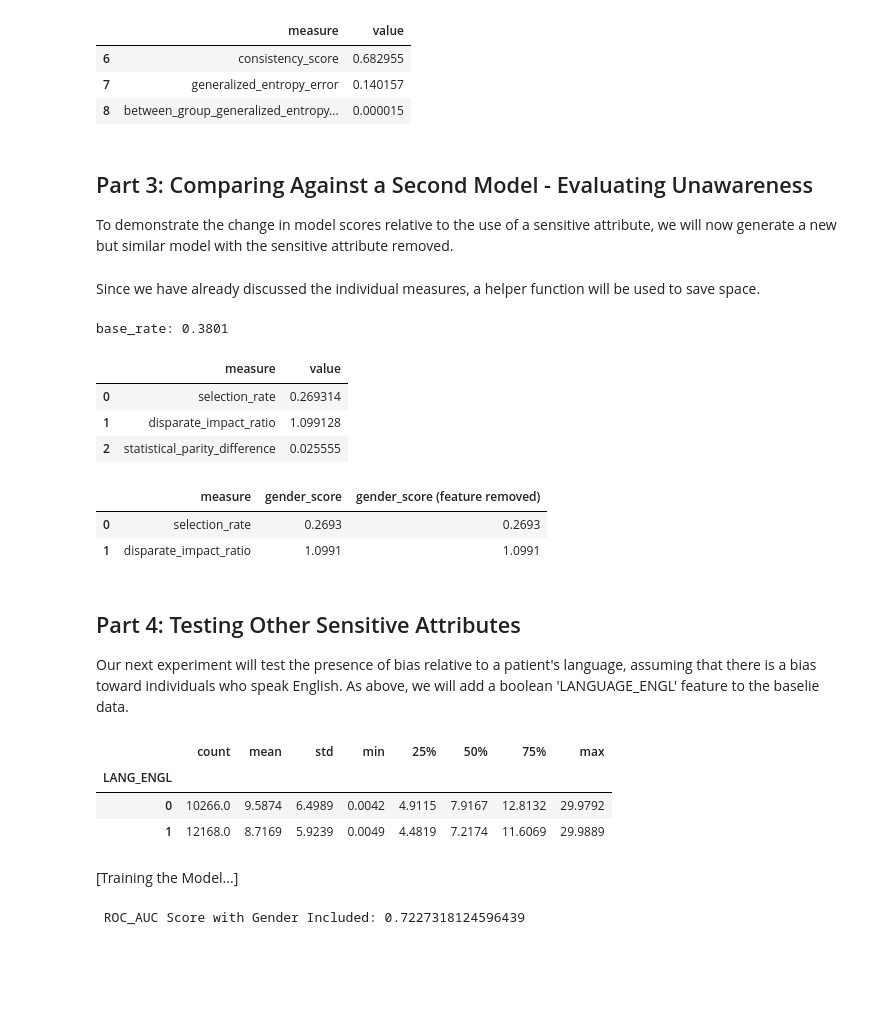
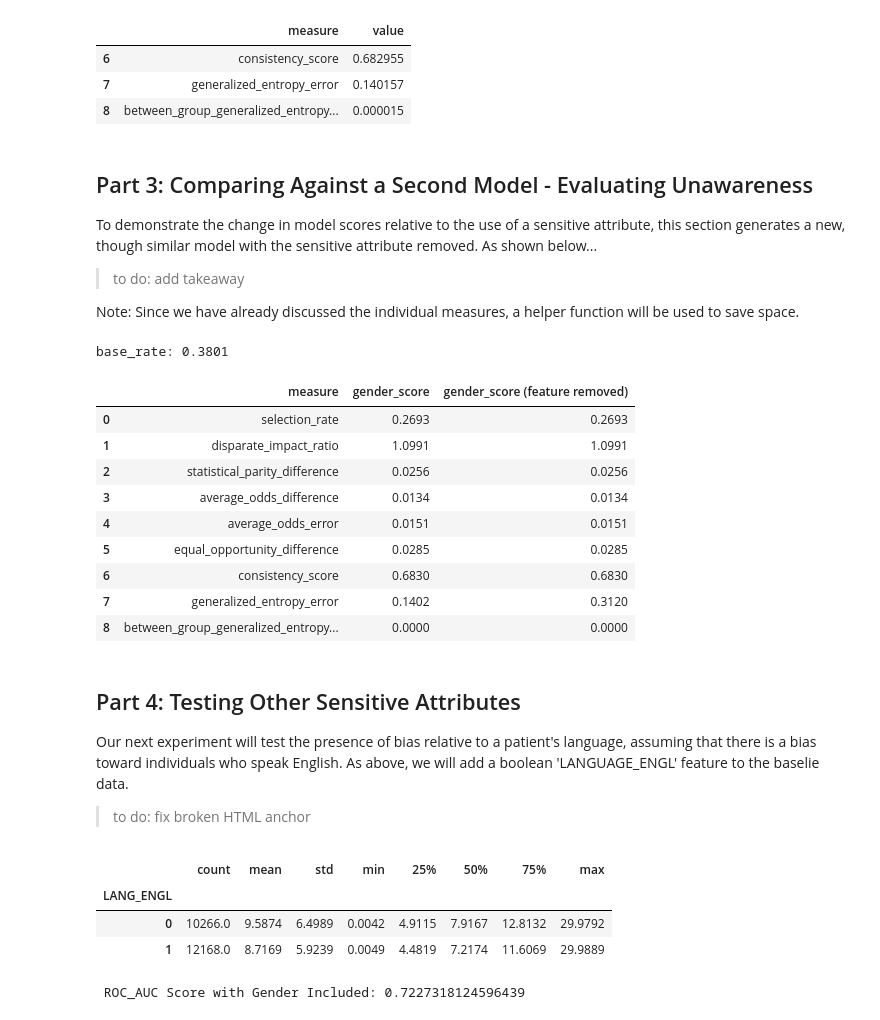
Before and after one commit to KenSciResearch/fairMLHealth, a Jupyter notebook: kdd_fairness_bias/kdd_fairness_in_healthcare_tutorial.ipynb, the cells around one changed output. Drawn from its saved outputs; the diff is of its cells as text; code cells hidden in the pictures; blank space fills up the shorter version.

```diff
--- a/kdd_fairness_bias/kdd_fairness_in_healthcare_tutorial.ipynb
+++ b/kdd_fairness_bias/kdd_fairness_in_healthcare_tutorial.ipynb
@@ -204,28 +225,32 @@ model_scores.tail(3)
 # %% [markdown]
 ## Part 3: Comparing Against a Second Model - Evaluating Unawareness <a class="anchor" id="part3"></a>
 
-To demonstrate the change in model scores relative to the use of a sensitive attribute, we will now generate a new but similar model with the sensitive attribute removed.
+To demonstrate the change in model scores relative to the use of a sensitive attribute, this section generates a new, though similar model with the sensitive attribute removed. As shown below...
+> to do: add takeaway
+
+Note: Since we have already discussed the individual measures, a helper function will be used to save space.
-# %% [markdown]
-Since we have already discussed the individual measures, a helper function will be used to save space.
 # %%
 new_scores = tutorial_helpers.get_aif360_measures_df(X_test_gender, y_test, baseline_y_pred, sensitive_attributes=['GENDER_M'])
-new_scores.head(3)
+
+comparison = model_scores.rename(columns={'value':'gender_score'}
+                                ).merge(new_scores.rename(columns={'value':'gender_score (feature removed)'}))
+comparison.round(4)
 # %% [output]
 base_rate: 0.3801
-|  | measure | value |
-| 0 | selection_rate | 0.269314 |
-| 1 | disparate_impact_ratio | 1.099128 |
-| 2 | statistical_parity_difference | 0.025555 |
+|  | measure | gender_score | gender_score (feature removed) |
+| 0 | selection_rate | 0.2693 | 0.2693 |
+| 1 | disparate_impact_ratio | 1.0991 | 1.0991 |
+| 2 | statistical_parity_difference | 0.0256 | 0.0256 |
+| 3 | average_odds_difference | 0.0134 | 0.0134 |
+| 4 | average_odds_error | 0.0151 | 0.0151 |
+| 5 | equal_opportunity_difference | 0.0285 | 0.0285 |
+| 6 | consistency_score | 0.6830 | 0.6830 |
+| 7 | generalized_entropy_error | 0.1402 | 0.3120 |
+| 8 | between_group_generalized_entropy... | 0.0000 | 0.0000 |
-# %%
-comparison = model_scores.rename(columns={'value':'gender_score'}
-                                ).merge(new_scores.rename(columns={'value':'gender_score (feature removed)'}))
-comparison.round(4).head(2)
-# %% [output]
-|  | measure | gender_score | gender_score (feature removed) |
-| 0 | selection_rate | 0.2693 | 0.2693 |
-| 1 | disparate_impact_ratio | 1.0991 | 1.0991 |
 # %% [markdown]
-## Part 4: Testing Other Sensitive Attributes <a class="anchor" id="part4"></a>
+## Part 4: Testing Other Sensitive Attributes
 
-Our next experiment will test the presence of bias relative to a patient's language, assuming that there is a bias toward individuals who speak English. As above, we will add a boolean 'LANGUAGE_ENGL' feature to the baselie data.
+Our next experiment will test the presence of bias relative to a patient\'s language, assuming that there is a bias toward individuals who speak English. As above, we will add a boolean 'LANGUAGE_ENGL' feature to the baselie data.
+
+> to do: fix broken HTML anchor
 # %%
@@ -241,6 +267,4 @@ X_lang.join(df['length_of_stay']).groupby('LANG_ENGL')['length_of_stay'].describ
 | LANG_ENGL |  |  |  |  |  |  |  |  |
 | 0 | 10266.0 | 9.5874 | 6.4989 | 0.0042 | 4.9115 | 7.9167 | 12.8132 | 29.9792 |
 | 1 | 12168.0 | 8.7169 | 5.9239 | 0.0049 | 4.4819 | 7.2174 | 11.6069 | 29.9889 |
-# %% [markdown]
-[Training the Model...]
 # %%
```
Also changed, not shown: parts of 20 cells of this notebook, 1 other file.
